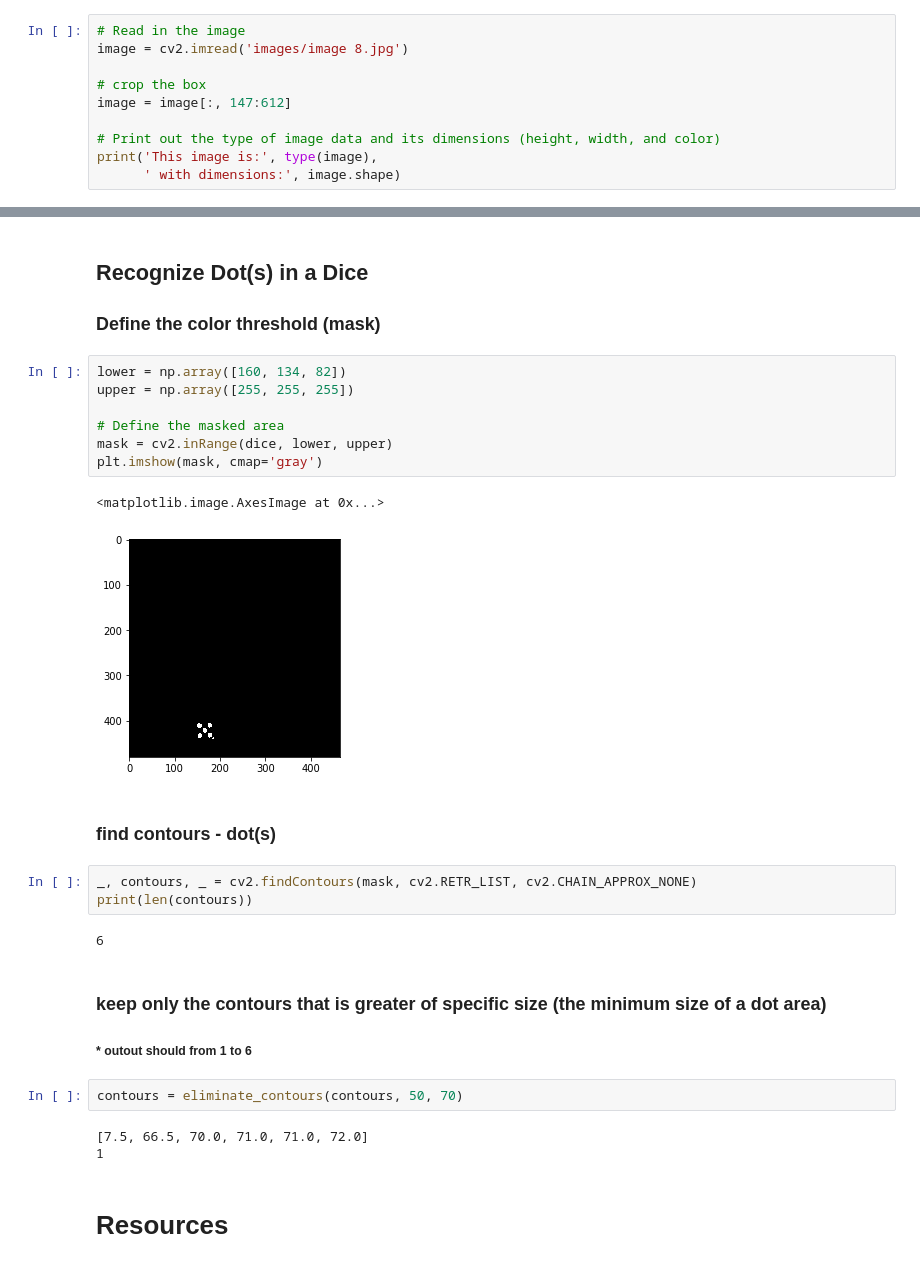
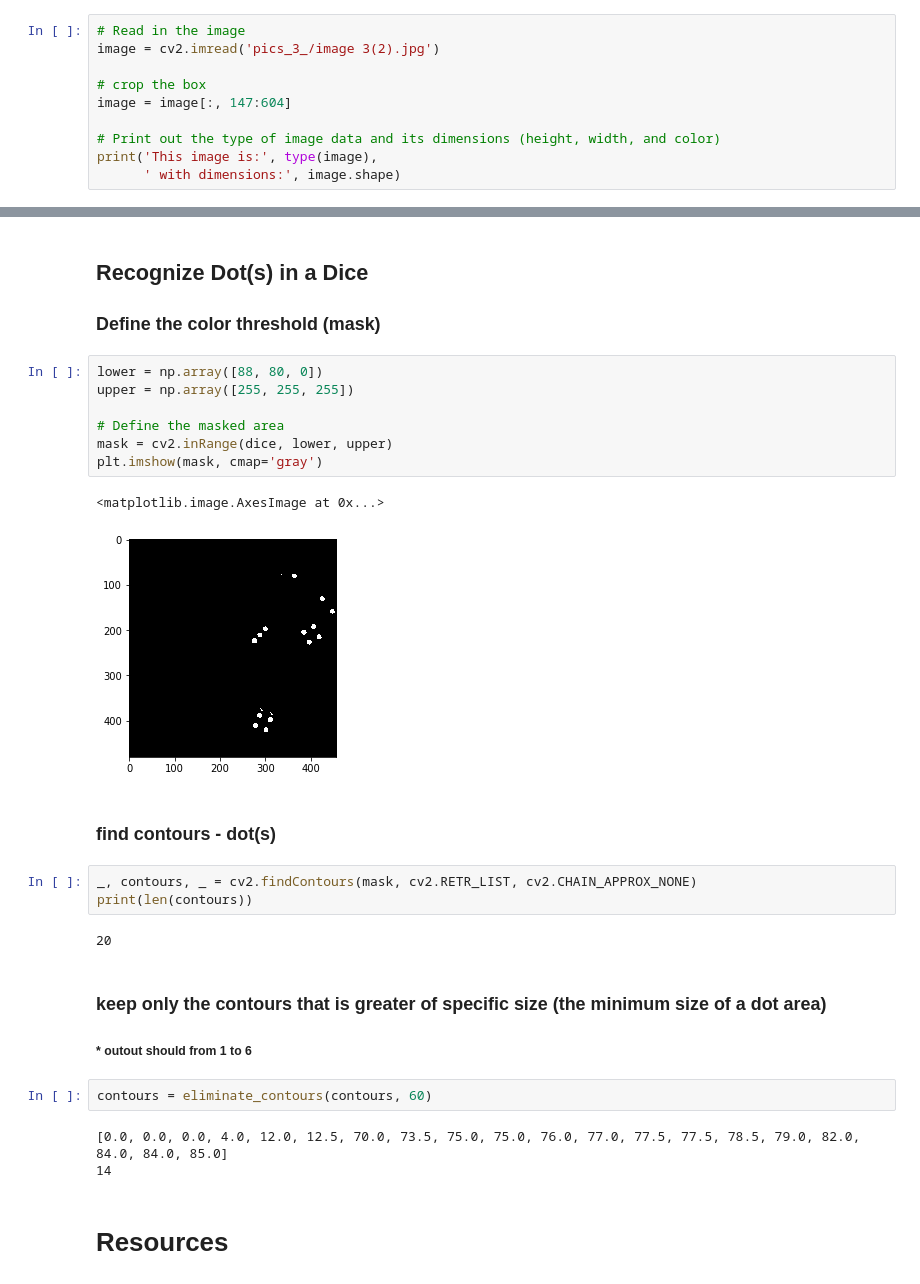
Before and after one commit to bomkarram/small-projects, a Jupyter notebook: opencv-recognize-dice/Recognize Dice.ipynb, the cells around one changed output, grey strips where cells are left out. Saved outputs shown, nothing was run; the diff lists cells and outputs as text.

```diff
--- a/opencv-recognize-dice/Recognize Dice.ipynb
+++ b/opencv-recognize-dice/Recognize Dice.ipynb
@@ -12,10 +12,10 @@ import cv2
 ### Read in and display the image
 # %%
 # Read in the image
-image = cv2.imread('images/image 8.jpg')
+image = cv2.imread('pics_3_/image 3(2).jpg')
 
 # crop the box
-image = image[:, 147:612]
+image = image[:, 147:604]
 
 # Print out the type of image data and its dimensions (height, width, and color)
 print('This image is:', type(image),
@@ -120,30 +120,30 @@ plt.imshow(dice)
 ## Recognize Dot(s) in a Dice
 ### Define the color threshold (mask)
 # %%
-lower = np.array([160, 134, 82])
+lower = np.array([88, 80, 0])
 upper = np.array([255, 255, 255])
 
 # Define the masked area
 mask = cv2.inRange(dice, lower, upper)
 plt.imshow(mask, cmap='gray')
 # %% [output]
 <matplotlib.image.AxesImage at 0x...>
-[figure, old version]
+[figure, new version]
 # %% [markdown]
 ### find contours - dot(s)
 # %%
 _, contours, _ = cv2.findContours(mask, cv2.RETR_LIST, cv2.CHAIN_APPROX_NONE)
 print(len(contours))
 # %% [output]
-6
+20
 # %% [markdown]
 ### keep only the contours that is greater of specific size (the minimum size of a dot area)
 ##### * outout should from 1 to 6
 # %%
-contours = eliminate_contours(contours, 50, 70)
+contours = eliminate_contours(contours, 60)
 # %% [output]
-[7.5, 66.5, 70.0, 71.0, 71.0, 72.0]
-1
+[0.0, 0.0, 0.0, 4.0, 12.0, 12.5, 70.0, 73.5, 75.0, 75.0, 76.0, 77.0, 77.5, 77.5, 78.5, 79.0, 82.0, 84.0, 84.0, 85.0]
+14
 # %% [markdown]
 # Resources
 # %% [markdown]
```
Also changed, not shown: parts of 7 cells of this notebook, 28 other files.
